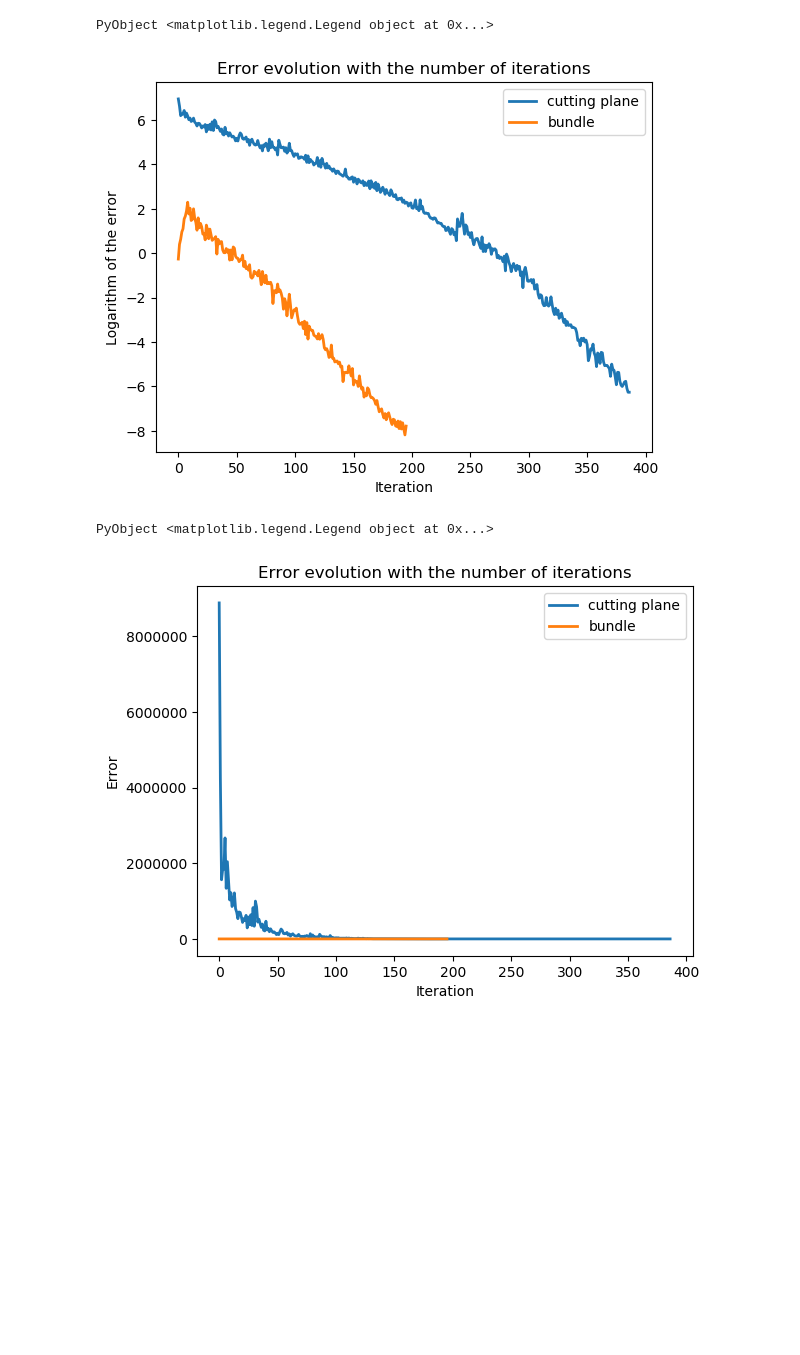
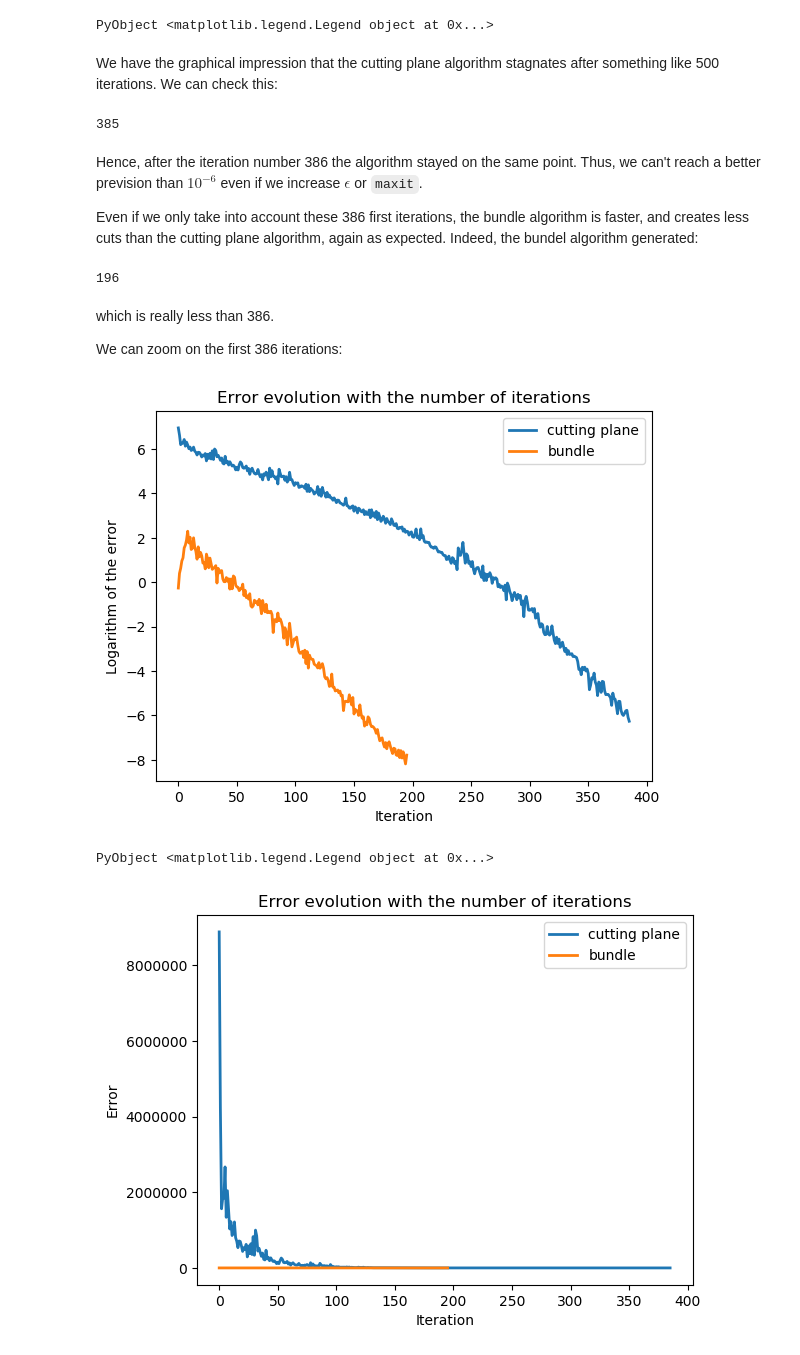
Before and after one commit to mzaffran/proximal_methods, a Jupyter notebook: cutting_plane_bundle_methods.ipynb, the cells around one changed output. Cells and saved outputs as stored; diff of their text form; code cells hidden in the pictures; blank space fills up the shorter version.

````diff
--- a/cutting_plane_bundle_methods.ipynb
+++ b/cutting_plane_bundle_methods.ipynb
@@ -103,11 +106,11 @@ $$
 # %% [markdown]
 We can define the cutting plane algorithm as follows.
 # %%
-function launch_cutting_plane(X, xMin, xMax, maxit=5000)
+function launch_cutting_plane(X, xMin, xMax, epsilon=1e-8, maxit=5000)
+
     master = Model(SOLVER)
     JuMP.set_silent(master)
     set_optimizer_attribute(master, "CPX_PARAM_LPMETHOD", 2) #For CPLEX
-
     @variable(master, α >= LB)
     @variable(master, xMin[i] <= x[i in 1:size(X,1)] <= xMax[i])
     @objective(master, Min, α)
@@ -116,20 +119,18 @@ function launch_cutting_plane(X, xMin, xMax, maxit=5000)
 
     best_ub = ub
 
-    epsilon = 1e-8
-
     trace_f = Float64[]
     trace_ub = Float64[]
     trace_lb = Float64[]
 
     for n_iter in 1:maxit
-        println("Iteration : ",n_iter)
+        #println("Iteration : ",n_iter)
         JuMP.optimize!(master)
         lb = JuMP.value(α)
         x_k = JuMP.value.(x)
         f_k = f(x_k)
-        println("Lower bound : ", lb)
-        println("Valeur au point courant : ", f_k)
+        #println("Lower bound : ", lb)
+        #println("Valeur au point courant : ", f_k)
         g_k = ForwardDiff.gradient(f, x_k)
         ub = f_k
         best_ub = min(ub, best_ub)
@@ -137,11 +138,13 @@ function launch_cutting_plane(X, xMin, xMax, maxit=5000)
         push!(trace_ub, best_ub)
         push!(trace_lb, lb)
         if (f_k - lb <= epsilon)
-            return trace_f, trace_ub, trace_lb, n_iter
+            println("Optimum reached within epsilon threshold.")
+            return trace_f, trace_ub, trace_lb, n_iter ;
             break
         else
             @constraint(master, α >= f_k + sum(g_k[i]*(x-x_k)[i] for i in 1:size(X,1)))
         end
     end
-    return trace_f, trace_ub, trace_lb, maxit
+    println("Optimum within epsilon threshold not reached.")
+    return trace_f, trace_ub, trace_lb, maxit ;
 end;
@@ -453,14 +373,32 @@ legend()
 # %% [output]
 [figure]
 PyObject <matplotlib.legend.Legend object at 0x...>
+# %% [markdown]
+We have the graphical impression that the cutting plane algorithm stagnates after something like 500 iterations. We can check this:
+# %%
+findlast(isequal(0),((trace_cutting_plane_f .- trace_cutting_plane_f[length(trace_cutting_plane_f)]) .== 0))
+# %% [output]
+385
+# %% [markdown]
+Hence, after the iteration number 386 the algorithm stayed on the same point. Thus, we can't reach a better prevision than $10^{-6}$ even if we increase $\epsilon$ or ```maxit```.
+
+Even if we only take into account these 386 first iterations, the bundle algorithm is faster, and creates less cuts than the cutting plane algorithm, again as expected. Indeed, the bundel algorithm generated:
+# %%
+println(n_bundle)
+# %% [output]
+196
+# %% [markdown]
+which is really less than 386.
+
+We can zoom on the first 386 iterations:
 # %%
-plot(log10.(trace_cutting_plane_f .- optsol)[1:387], lw=2., label = "cutting plane")
+plot(log10.(trace_cutting_plane_f .- optsol)[1:386], lw=2., label = "cutting plane")
 plot(log10.(trace_bundle_f .- optsol), lw=2., label = "bundle")
 title("Error evolution with the number of iterations")
 xlabel("Iteration")
 ylabel("Logarithm of the error")
 legend()
 # %% [output]
-[figure, old version]
+[figure, new version]
 PyObject <matplotlib.legend.Legend object at 0x...>
 # %%
````
Also changed, not shown: parts of 34 cells of this notebook.
